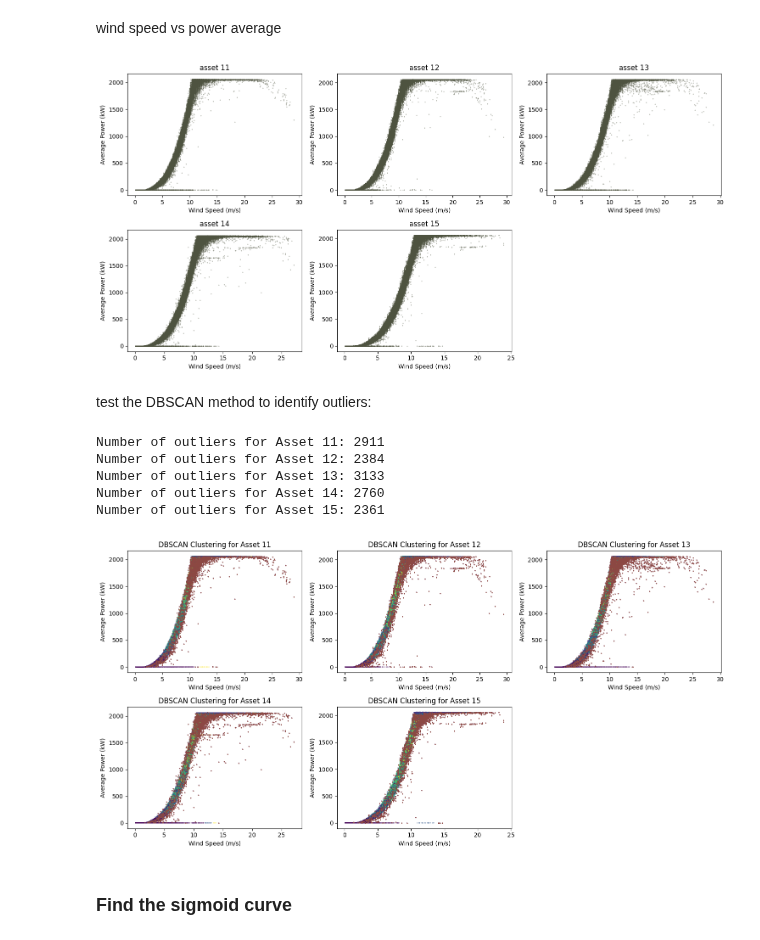
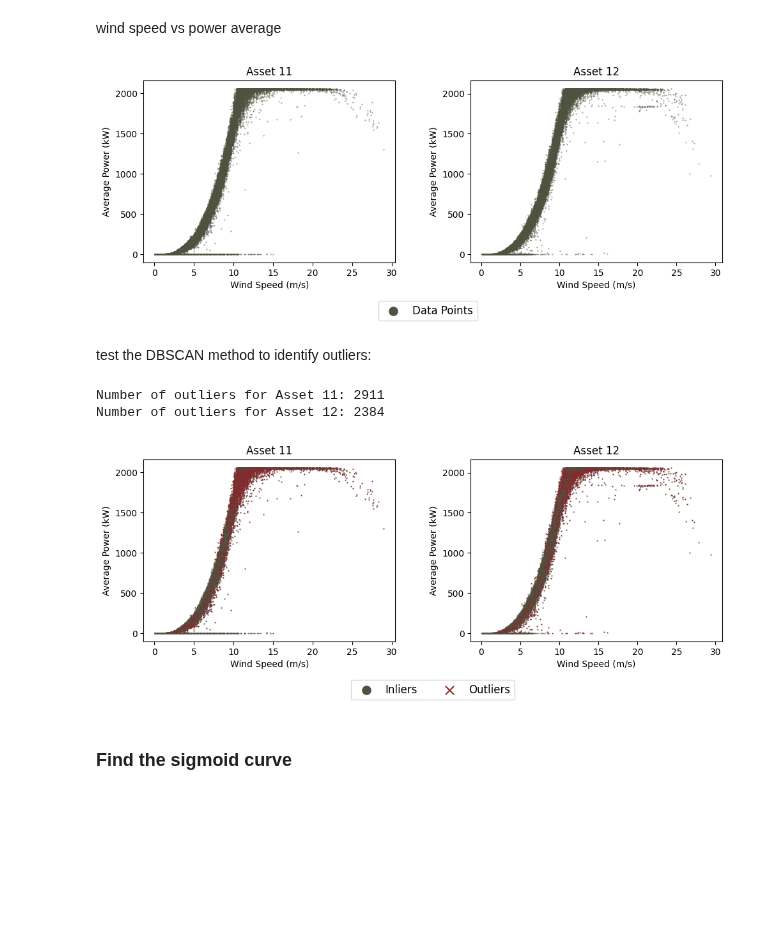
Before and after one commit to sarabreu/thesis_dev, a Jupyter notebook: 1_data_analysis_and_preproc/wind.ipynb, the cells around one changed output. Drawn from its saved outputs; the diff is of its cells as text; code cells hidden in the pictures; blank space fills up the shorter version.

Commit message:
correct percentage function; change plot visualization to two plots instead of 6

```diff
--- a/1_data_analysis_and_preproc/wind.ipynb
+++ b/1_data_analysis_and_preproc/wind.ipynb
@@ -409,20 +395,23 @@ Percentage of out of range values for data speed or direction: 38.36%
 wind speed vs power average
 # %%
 plot = 1
-assets = df_wind["asset_id"].unique()[:5]
-n_plots = 5
-plt.figure(figsize=(n_plots*3, n_plots*1.5))
+assets = df_wind["asset_id"].unique()[:2]
+n_plots = 2
+plt.figure(figsize=(n_plots*5, n_plots*2.25))
 for asset, subset in df_wind[df_wind["asset_id"].isin(assets)].groupby("asset_id"):
-    plt.subplot(2, 3, plot)
-    plt.title(f"asset {asset}")
+    plt.subplot(1, 2, plot)
+    plt.title(f"Asset {asset}")
     plt.xlabel('Wind Speed (m/s)')
     plt.ylabel('Average Power (kW)')
     plt.scatter(subset["wind_speed"], subset["power_average"], c="#4E5340", s=0.1)
+    if plot == 1:
+        plt.legend(['Data Points'], loc='lower center', bbox_to_anchor=(1.13, -0.35), prop={'size': 12}, markerscale=30, ncol = 2)
     plot += 1
 plt.tight_layout()
+plt.subplots_adjust(wspace=0.3)
 plt.show()
 # %% [output]
-[figure, old version]
+[figure, new version]
 # %% [markdown]
 test the DBSCAN method to identify outliers:
 # %%
@@ -430,9 +419,9 @@ test the DBSCAN method to identify outliers:
 eps = 0.3
 min_samples = 5
 
-n_plots = 5
+n_plots = 2
 
-plt.figure(figsize=(n_plots*3, n_plots*1.5))
+plt.figure(figsize=(n_plots*5, n_plots*2.25))
 
 # Iterate over the first 5 assets
 for plot, asset_id in enumerate(df_wind['asset_id'].unique()[:n_plots], start=1):
@@ -454,25 +443,26 @@ for plot, asset_id in enumerate(df_wind['asset_id'].unique()[:n_plots], start=1)
     # Print the number of outliers
     print(f"Number of outliers for Asset {asset_id}:", len(outliers))
 
-    plt.subplot(2, 3, plot)
+    plt.subplot(1, 2, plot)
 
     # Plot the data with the outliers highlighted
-    plt.scatter(filtered_data['wind_speed'], filtered_data['power_average'], c=labels, label = "Remaining Points" , s=0.1)
-    plt.scatter(filtered_data.iloc[outliers, 0], filtered_data.iloc[outliers, 1], c="#8C4843", marker="x", label = "Outlier",s=1)
-    plt.title(f'DBSCAN Clustering for Asset {asset_id}')
+    plt.scatter(filtered_data['wind_speed'], filtered_data['power_average'], c='#4E5340', label = "Inliers" , s=0.1)
+    plt.scatter(filtered_data.iloc[outliers, 0], filtered_data.iloc[outliers, 1], c="#88292F", marker="x", s=0.1)
+    plt.title(f'Asset {asset_id}')
     plt.xlabel('Wind Speed (m/s)')
     plt.ylabel('Average Power (kW)')
 
+    if plot == 1:
+        plt.legend(['Inliers', 'Outliers'], loc='lower center', bbox_to_anchor=(1.15, -0.35), prop={'size': 12}, markerscale=30, ncol = 2)
+
 # Adjust layout and show plot
 plt.tight_layout()
+plt.subplots_adjust(wspace=0.3)
 plt.show()
 # %% [output]
 Number of outliers for Asset 11: 2911
 Number of outliers for Asset 12: 2384
-Number of outliers for Asset 13: 3133
-Number of outliers for Asset 14: 2760
-Number of outliers for Asset 15: 2361
-[figure, old version]
+[figure, new version]
 # %% [markdown]
 ### Find the sigmoid curve
 # %%
```
Also changed, not shown: parts of 27 cells of this notebook.
